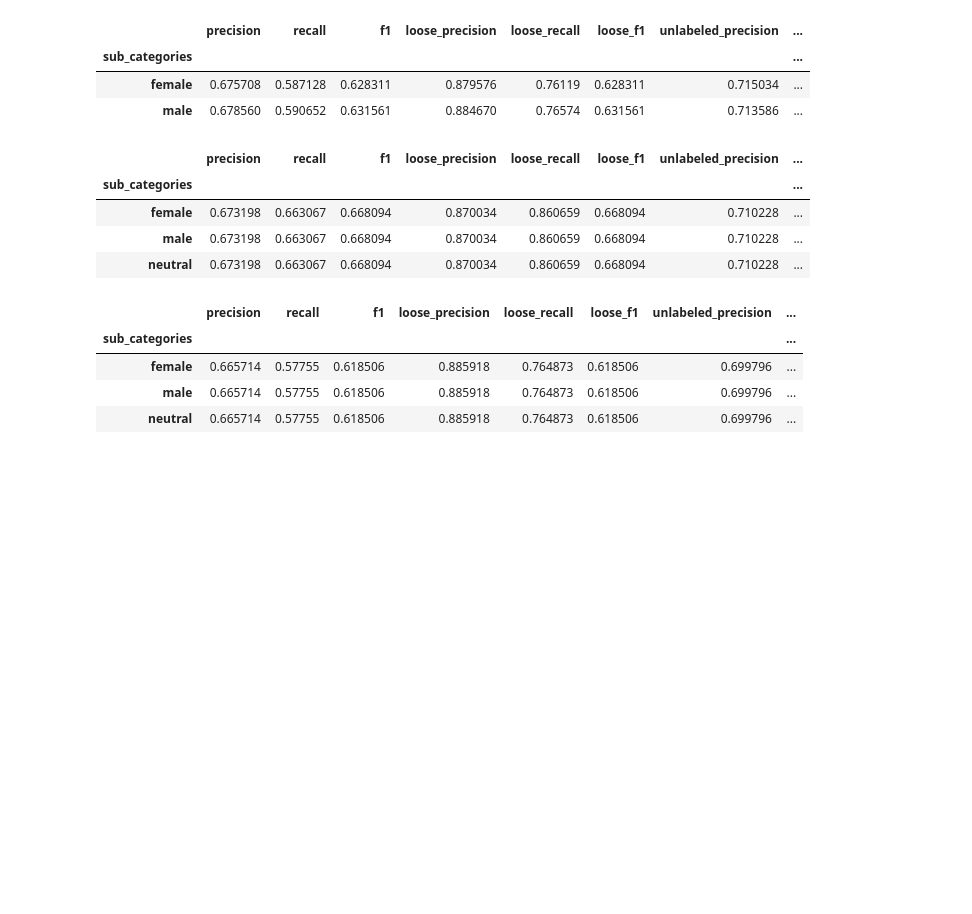
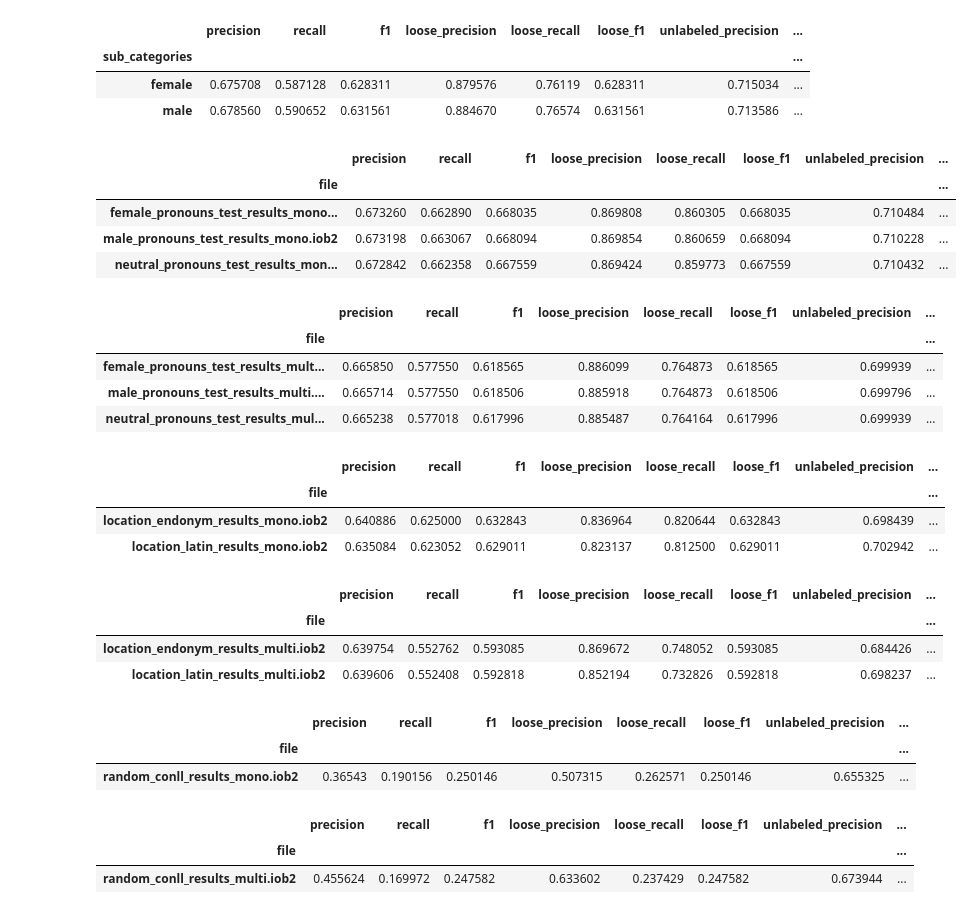
Before and after one commit to BossThePro/NLPProject-Group-SLP, a Jupyter notebook: code/evaluation.ipynb, the cells around one changed output. Drawn from its saved outputs; the diff is of its cells as text; code cells hidden in the pictures; blank space fills up the shorter version.

```diff
--- a/code/evaluation.ipynb
+++ b/code/evaluation.ipynb
@@ -308,21 +317,55 @@ gender_multi_results
 | male | 0.678560 | 0.590652 | 0.631561 | 0.884670 | 0.76574 | 0.631561 | 0.713586 | ... |
 # %%
 pronouns_mono_mask = ((df["folder"] == "pronouns") & (df["model"] == "mono"))
-pronouns_mono_results = df[pronouns_mono_mask].groupby(df["sub_categories"]).mean(numeric_only=True)
+pronouns_mono_results = df[pronouns_mono_mask].groupby("file").mean(numeric_only=True)
 pronouns_mono_results
 # %% [output]
 |  | precision | recall | f1 | loose_precision | loose_recall | loose_f1 | unlabeled_precision | ... |
-| sub_categories |  |  |  |  |  |  |  | ... |
-| female | 0.673198 | 0.663067 | 0.668094 | 0.870034 | 0.860659 | 0.668094 | 0.710228 | ... |
-| male | 0.673198 | 0.663067 | 0.668094 | 0.870034 | 0.860659 | 0.668094 | 0.710228 | ... |
-| neutral | 0.673198 | 0.663067 | 0.668094 | 0.870034 | 0.860659 | 0.668094 | 0.710228 | ... |
+| file |  |  |  |  |  |  |  | ... |
+| female_pronouns_test_results_mono... | 0.673260 | 0.662890 | 0.668035 | 0.869808 | 0.860305 | 0.668035 | 0.710484 | ... |
+| male_pronouns_test_results_mono.iob2 | 0.673198 | 0.663067 | 0.668094 | 0.869854 | 0.860659 | 0.668094 | 0.710228 | ... |
+| neutral_pronouns_test_results_mon... | 0.672842 | 0.662358 | 0.667559 | 0.869424 | 0.859773 | 0.667559 | 0.710432 | ... |
 # %%
 pronouns_multi_mask = ((df["folder"] == "pronouns") & (df["model"] == "multi"))
-pronouns_multi_results = df[pronouns_multi_mask].groupby(df["sub_categories"]).mean(numeric_only=True)
+pronouns_multi_results = df[pronouns_multi_mask].groupby("file").mean(numeric_only=True)
 pronouns_multi_results
 # %% [output]
 |  | precision | recall | f1 | loose_precision | loose_recall | loose_f1 | unlabeled_precision | ... |
-| sub_categories |  |  |  |  |  |  |  | ... |
-| female | 0.665714 | 0.57755 | 0.618506 | 0.885918 | 0.764873 | 0.618506 | 0.699796 | ... |
-| male | 0.665714 | 0.57755 | 0.618506 | 0.885918 | 0.764873 | 0.618506 | 0.699796 | ... |
-| neutral | 0.665714 | 0.57755 | 0.618506 | 0.885918 | 0.764873 | 0.618506 | 0.699796 | ... |
+| file |  |  |  |  |  |  |  | ... |
+| female_pronouns_test_results_mult... | 0.665850 | 0.577550 | 0.618565 | 0.886099 | 0.764873 | 0.618565 | 0.699939 | ... |
+| male_pronouns_test_results_multi.... | 0.665714 | 0.577550 | 0.618506 | 0.885918 | 0.764873 | 0.618506 | 0.699796 | ... |
+| neutral_pronouns_test_results_mul... | 0.665238 | 0.577018 | 0.617996 | 0.885487 | 0.764164 | 0.617996 | 0.699939 | ... |
+# %%
+location_mono_mask = ((df["folder"] == "location") & (df["model"] == "mono"))
+location_mono_result = df[location_mono_mask].groupby("file").mean(numeric_only=True)
+location_mono_result
+# %% [output]
+|  | precision | recall | f1 | loose_precision | loose_recall | loose_f1 | unlabeled_precision | ... |
+| file |  |  |  |  |  |  |  | ... |
+| location_endonym_results_mono.iob2 | 0.640886 | 0.625000 | 0.632843 | 0.836964 | 0.820644 | 0.632843 | 0.698439 | ... |
+| location_latin_results_mono.iob2 | 0.635084 | 0.623052 | 0.629011 | 0.823137 | 0.812500 | 0.629011 | 0.702942 | ... |
+# %%
+location_multi_mask = ((df["folder"] == "location") & (df["model"] == "multi"))
+location_multi_result = df[location_multi_mask].groupby("file").mean(numeric_only=True)
+location_multi_result
+# %% [output]
+|  | precision | recall | f1 | loose_precision | loose_recall | loose_f1 | unlabeled_precision | ... |
+| file |  |  |  |  |  |  |  | ... |
+| location_endonym_results_multi.iob2 | 0.639754 | 0.552762 | 0.593085 | 0.869672 | 0.748052 | 0.593085 | 0.684426 | ... |
+| location_latin_results_multi.iob2 | 0.639606 | 0.552408 | 0.592818 | 0.852194 | 0.732826 | 0.592818 | 0.698237 | ... |
+# %%
+random_mono_mask = ((df["folder"] == "random") & (df["model"] == "mono"))
+random_mono_result = df[random_mono_mask].groupby("file").mean(numeric_only=True)
+random_mono_result
+# %% [output]
+|  | precision | recall | f1 | loose_precision | loose_recall | loose_f1 | unlabeled_precision | ... |
+| file |  |  |  |  |  |  |  | ... |
+| random_conll_results_mono.iob2 | 0.36543 | 0.190156 | 0.250146 | 0.507315 | 0.262571 | 0.250146 | 0.655325 | ... |
+# %%
+random_multi_mask = ((df["folder"] == "random") & (df["model"] == "multi"))
+random_multi_result = df[random_multi_mask].groupby("file").mean(numeric_only=True)
+random_multi_result
+# %% [output]
+|  | precision | recall | f1 | loose_precision | loose_recall | loose_f1 | unlabeled_precision | ... |
+| file |  |  |  |  |  |  |  | ... |
+| random_conll_results_multi.iob2 | 0.455624 | 0.169972 | 0.247582 | 0.633602 | 0.237429 | 0.247582 | 0.673944 | ... |
```
Also changed, not shown: parts of 5 cells of this notebook, 1 other file.
